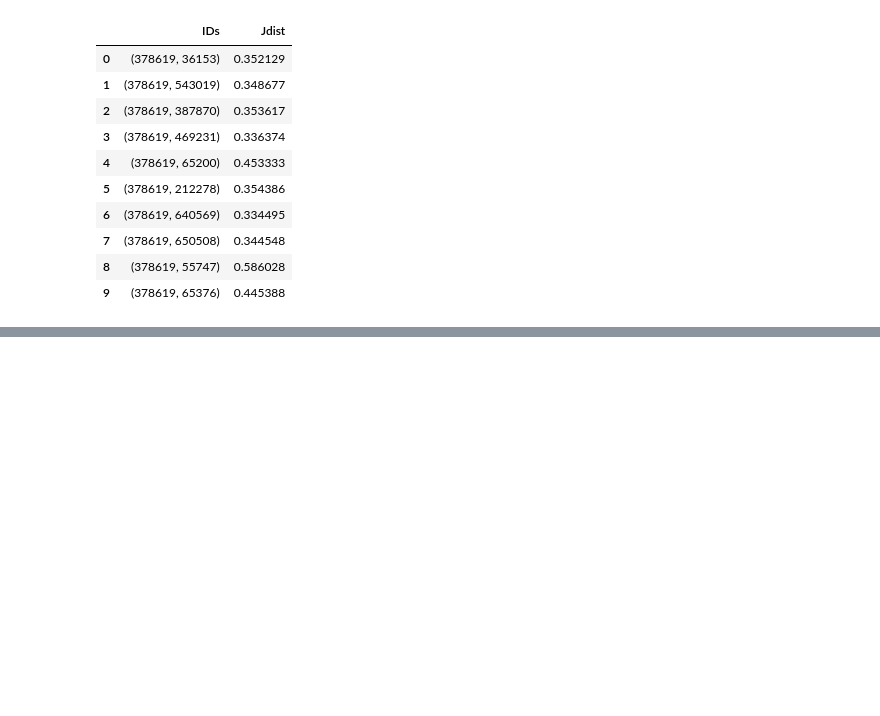
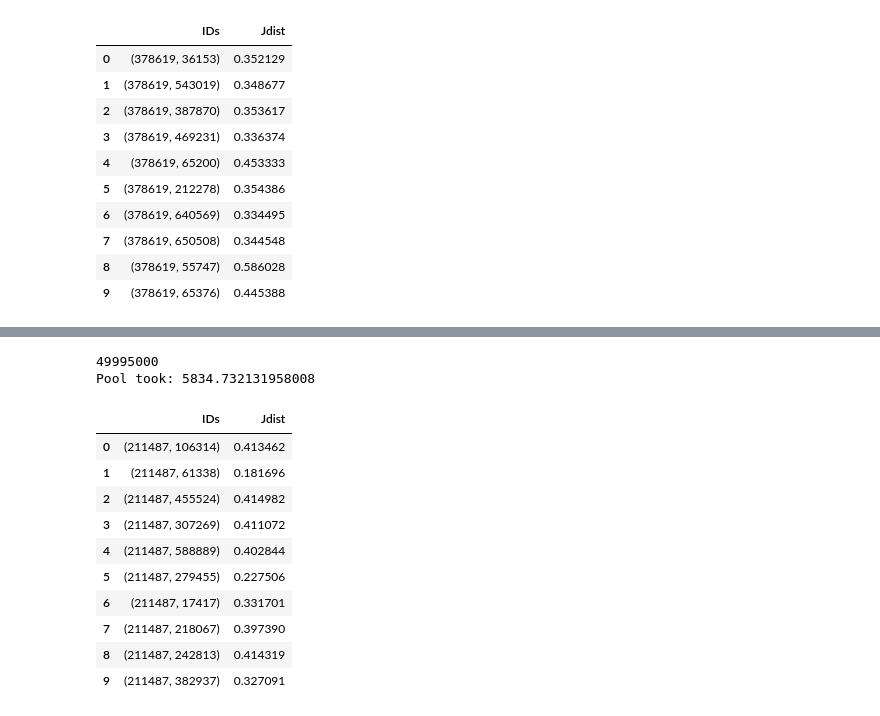
Before and after one commit to lukas-gust/data_mining_influenza, a Jupyter notebook: multiprocess_JaccardDist.ipynb, the cells around one changed output, grey strips where cells are left out. Drawn from its saved outputs; the diff is of its cells as text; code cells hidden in the pictures; blank space fills up the shorter version.

```diff
--- a/multiprocess_JaccardDist.ipynb
+++ b/multiprocess_JaccardDist.ipynb
@@ -414,0 +468,43 @@ uniflna_HA_sub5_JDresults.to_pickle('uniflna_HA_sub5_JDresults.pkl')
+# %%
+# map version
+current_file = uniflna_NA_sub2
+
+def JDmfi(id_tup):
+    k = 5
+    a = charkgram(current_file.loc[[id_tup[0]]].sequences.values[0], k)
+    b = charkgram(current_file.loc[[id_tup[1]]].sequences.values[0], k)
+    return(JacDist(a,b))
+
+
+idl=list(it.combinations(list(current_file.index),2))
+print(len(idl))
+
+if __name__ == "__main__":
+    t1=time.time()
+    p = multiprocessing.Pool(processes=36)
+    result = p.map(JDmfi, idl)
+    #print(result)
+    p.close()
+    p.join()
+
+    print("Pool took:",time.time()-t1)
+# %% [output]
+49995000
+Pool took: 5834.732131958008
+# %%
+uniflna_NA_sub2_JDresults = pd.DataFrame({'IDs':idl,
+                                          'Jdist':result})
+# %%
+uniflna_NA_sub2_JDresults.head(10)
+# %% [output]
+|  | IDs | Jdist |
+| 0 | (211487, 106314) | 0.413462 |
+| 1 | (211487, 61338) | 0.181696 |
+| 2 | (211487, 455524) | 0.414982 |
+| 3 | (211487, 307269) | 0.411072 |
+| 4 | (211487, 588889) | 0.402844 |
+| 5 | (211487, 279455) | 0.227506 |
+| 6 | (211487, 17417) | 0.331701 |
+| 7 | (211487, 218067) | 0.397390 |
+| 8 | (211487, 242813) | 0.414319 |
+| 9 | (211487, 382937) | 0.327091 |
```
Also changed, not shown: parts of 9 cells of this notebook.
